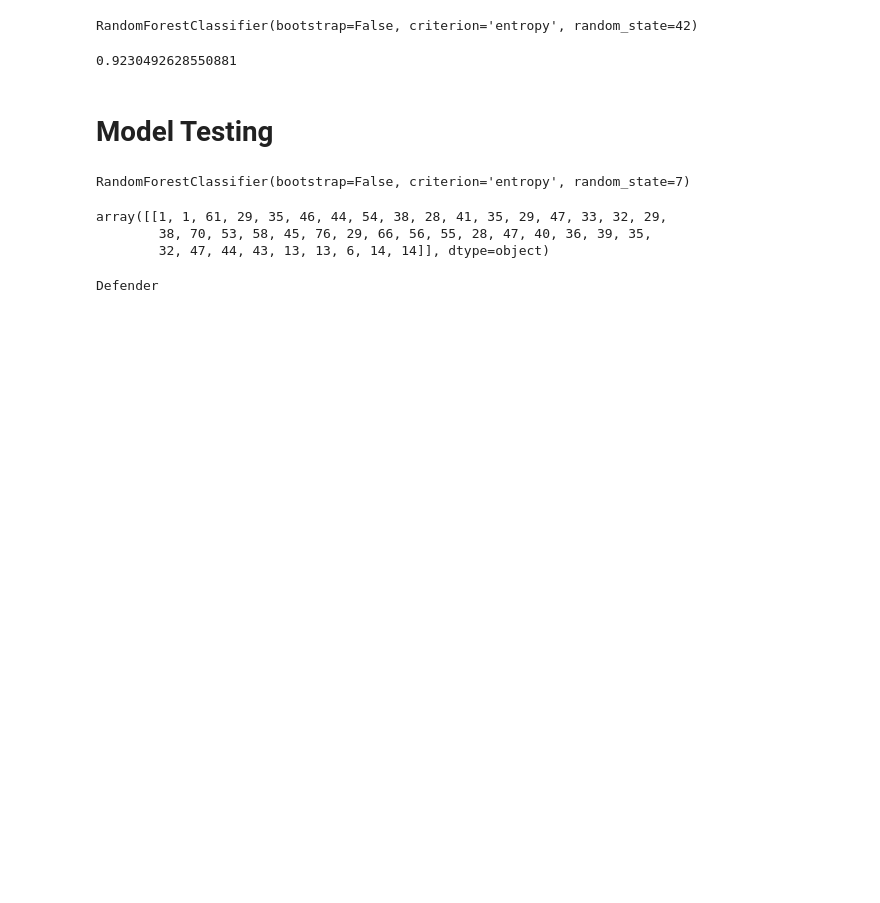
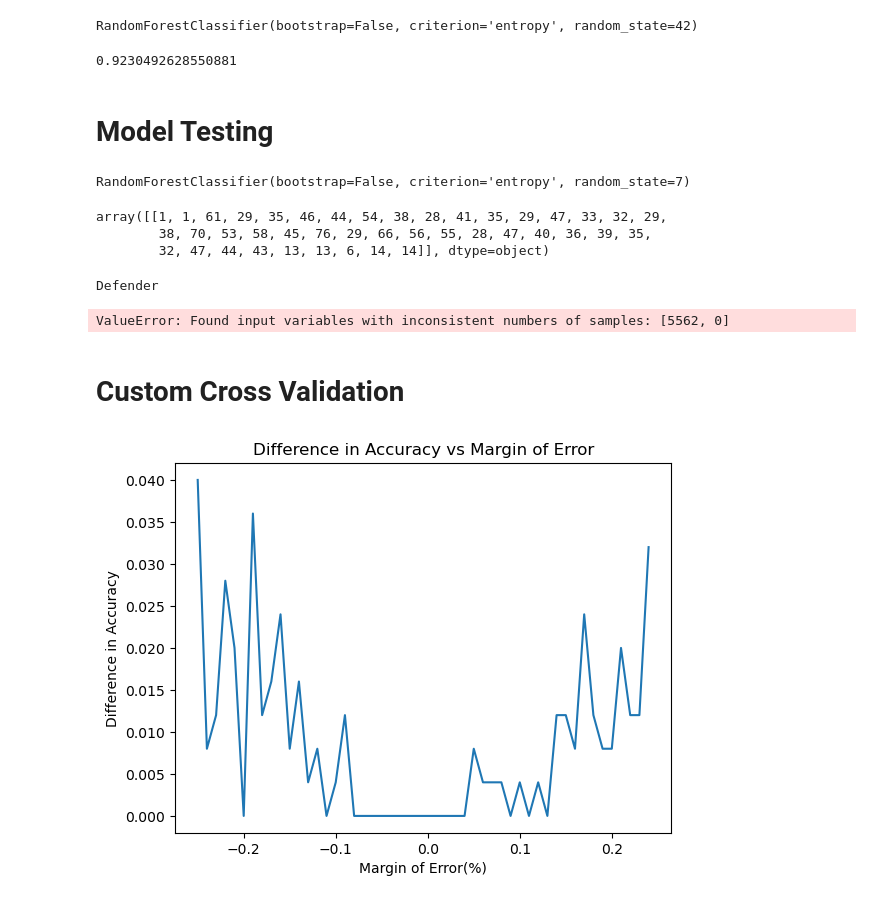
Before and after one commit to SamridhVikhasS/Football-Player-Position-Predictor, a Jupyter notebook: 3 - Model Building.ipynb, the cells around one changed output. Drawn from its saved outputs; the diff is of its cells as text; code cells hidden in the pictures; blank space fills up the shorter version.

Commit message:
Added a Custom Cross Val technique

```diff
--- a/3 - Model Building.ipynb
+++ b/3 - Model Building.ipynb
@@ -170,3 +171,76 @@ op = predict_position.predict(ip)
 print(op)
 # %% [output]
 Defender
+# %%
+from sklearn.metrics import roc_curve, auc
+y_probs = clf.predict_proba(x_test)
+fpr = dict()
+tpr = dict()
+roc_auc = dict()
+for i in range(y.nunique()):
+    fpr[i],tpr[i], _ = roc_curve(y_test,y_probs[:i],pos_label=i)
+    roc_auc[i] = auc(fpr[i],tpr[i])
+
+fpr["micro"], tpr["micro"], _ = roc_curve(y_test.ravel(), y_probs.ravel())
+roc_auc["micro"] = auc(fpr["micro"], tpr["micro"])
+plt.figure(figsize=(8, 6))
+plt.plot(fpr["micro"], tpr["micro"],
+         label='Micro-average ROC curve (area = {0:0.2f})'.format(roc_auc["micro"]),
+         color='deeppink', linestyle=':', linewidth=4)
+
+for i in range(y.nunique()):
+    plt.plot(fpr[i], tpr[i], lw=2, label='ROC curve of class {0} (area = {1:0.2f})'.format(i, roc_auc[i]))
+
+plt.plot([0, 1], [0, 1], 'k--', lw=2)
+plt.xlim([0.0, 1.0])
+plt.ylim([0.0, 1.05])
+plt.xlabel('False Positive Rate')
+plt.ylabel('True Positive Rate')
+plt.title('Receiver Operating Characteristic (ROC) Curve')
+plt.legend(loc="lower right")
+plt.show()
+
+# Calculate AUC ROC
+print("AUC ROC:", roc_auc["micro"])
+# %% [output]
+ValueError: Found input variables with inconsistent numbers of samples: [5562, 0]
+# %% [markdown]
+# Custom Cross Validation
+# %%
+from sklearn.metrics import accuracy_score
+def custom_cross_val(df,iterations = 10,sample_size = 25,error_margin=0.1):
+    accuracies = []
+    for _ in range(iterations):
+        sub_df = df.sample(sample_size)
+        x = sub_df.iloc[:,1:-1]
+        y = sub_df.iloc[:,-1]
+
+        model = joblib.load("Player Position Prediction Model.sav")
+        accuracy_original = model.score(x,y)
+
+        num_errors = np.abs(int(len(x)*error_margin))
+        error_indices = x.sample(num_errors).index
+        x_error = x.copy()
+        x_error.loc[error_indices] += x_error.loc[error_indices] * error_margin
+        accuracy_error = model.score(x_error,y)
+
+        diff = accuracy_original - accuracy_error
+        accuracies.append(diff)
+    avg_acc_diff = sum(accuracies)/len(accuracies)
+    return(avg_acc_diff)
+# %%
+acc_diff = []
+margins = np.arange(-0.25,0.25,0.01)
+for margin in margins:
+    acc_diff.append(custom_cross_val(df,error_margin=margin))
+# %%
+x = margins
+y = acc_diff
+
+plt.plot(x,y)
+plt.title("Difference in Accuracy vs Margin of Error")
+plt.xlabel("Margin of Error(%)")
+plt.ylabel("Difference in Accuracy")
+plt.show()
+# %% [output]
+[figure, added]
```
Also changed, not shown: parts of 1 cell of this notebook, 1 other file.
